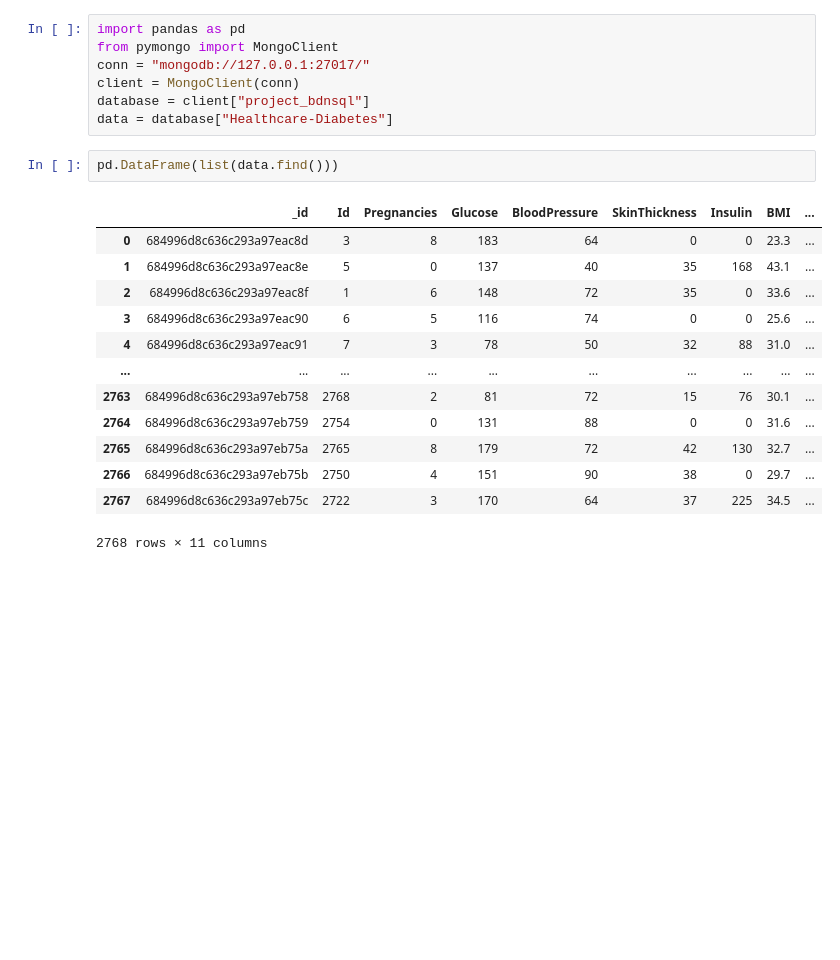
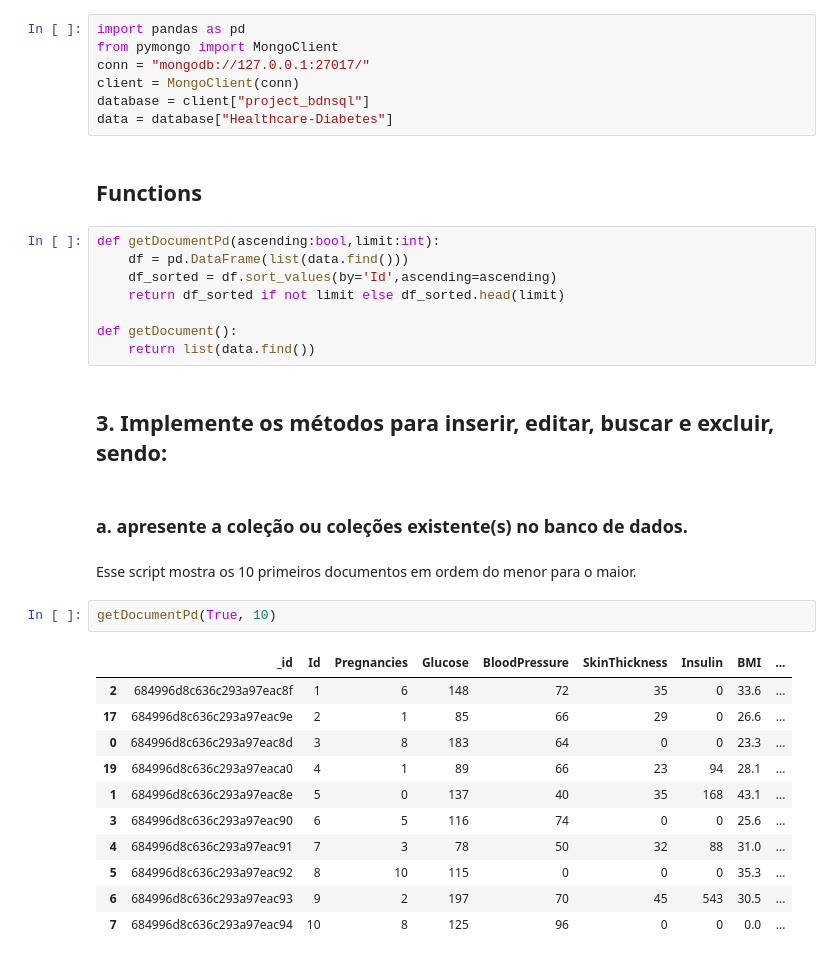
Before and after one commit to GabrielKuiawa/Projeto-final-da-disciplina-Banco-de-Dados-NoSQL, a Jupyter notebook: project bdnsql.ipynb, the cells around one changed output. Drawn from its saved outputs; the diff is of its cells as text; blank space fills up the shorter version.

```diff
--- a/project bdnsql.ipynb
+++ b/project bdnsql.ipynb
@@ -5,19 +5,33 @@ conn = "mongodb://127.0.0.1:27017/"
 client = MongoClient(conn)
 database = client["project_bdnsql"]
 data = database["Healthcare-Diabetes"]
+# %% [markdown]
+## Functions
+# %%
+def getDocumentPd(ascending:bool,limit:int):
+    df = pd.DataFrame(list(data.find()))
+    df_sorted = df.sort_values(by='Id',ascending=ascending)
+    return df_sorted if not limit else df_sorted.head(limit)
+
+def getDocument():
+    return list(data.find())
+# %% [markdown]
+## 3. Implemente os métodos para inserir, editar, buscar e excluir, sendo:
+# %% [markdown]
+### a. apresente a coleção ou coleções existente(s) no banco de dados.
+# %% [markdown]
+Esse script mostra os 10 primeiros documentos em ordem do menor para o maior.
 # %%
-pd.DataFrame(list(data.find()))
+getDocumentPd(True, 10)
 # %% [output]
 |  | _id | Id | Pregnancies | Glucose | BloodPressure | SkinThickness | Insulin | BMI | ... |
+| 2 | 684996d8c636c293a97eac8f | 1 | 6 | 148 | 72 | 35 | 0 | 33.6 | ... |
+| 17 | 684996d8c636c293a97eac9e | 2 | 1 | 85 | 66 | 29 | 0 | 26.6 | ... |
 | 0 | 684996d8c636c293a97eac8d | 3 | 8 | 183 | 64 | 0 | 0 | 23.3 | ... |
+| 19 | 684996d8c636c293a97eaca0 | 4 | 1 | 89 | 66 | 23 | 94 | 28.1 | ... |
 | 1 | 684996d8c636c293a97eac8e | 5 | 0 | 137 | 40 | 35 | 168 | 43.1 | ... |
-| 2 | 684996d8c636c293a97eac8f | 1 | 6 | 148 | 72 | 35 | 0 | 33.6 | ... |
 | 3 | 684996d8c636c293a97eac90 | 6 | 5 | 116 | 74 | 0 | 0 | 25.6 | ... |
 | 4 | 684996d8c636c293a97eac91 | 7 | 3 | 78 | 50 | 32 | 88 | 31.0 | ... |
-| ... | ... | ... | ... | ... | ... | ... | ... | ... | ... |
-| 2763 | 684996d8c636c293a97eb758 | 2768 | 2 | 81 | 72 | 15 | 76 | 30.1 | ... |
-| 2764 | 684996d8c636c293a97eb759 | 2754 | 0 | 131 | 88 | 0 | 0 | 31.6 | ... |
-| 2765 | 684996d8c636c293a97eb75a | 2765 | 8 | 179 | 72 | 42 | 130 | 32.7 | ... |
-| 2766 | 684996d8c636c293a97eb75b | 2750 | 4 | 151 | 90 | 38 | 0 | 29.7 | ... |
-| 2767 | 684996d8c636c293a97eb75c | 2722 | 3 | 170 | 64 | 37 | 225 | 34.5 | ... |
+| 5 | 684996d8c636c293a97eac92 | 8 | 10 | 115 | 0 | 0 | 0 | 35.3 | ... |
+| 6 | 684996d8c636c293a97eac93 | 9 | 2 | 197 | 70 | 45 | 543 | 30.5 | ... |
+| 7 | 684996d8c636c293a97eac94 | 10 | 8 | 125 | 96 | 0 | 0 | 0.0 | ... |
-2768 rows × 11 columns
```
Also changed, not shown: parts of 11 cells of this notebook.
